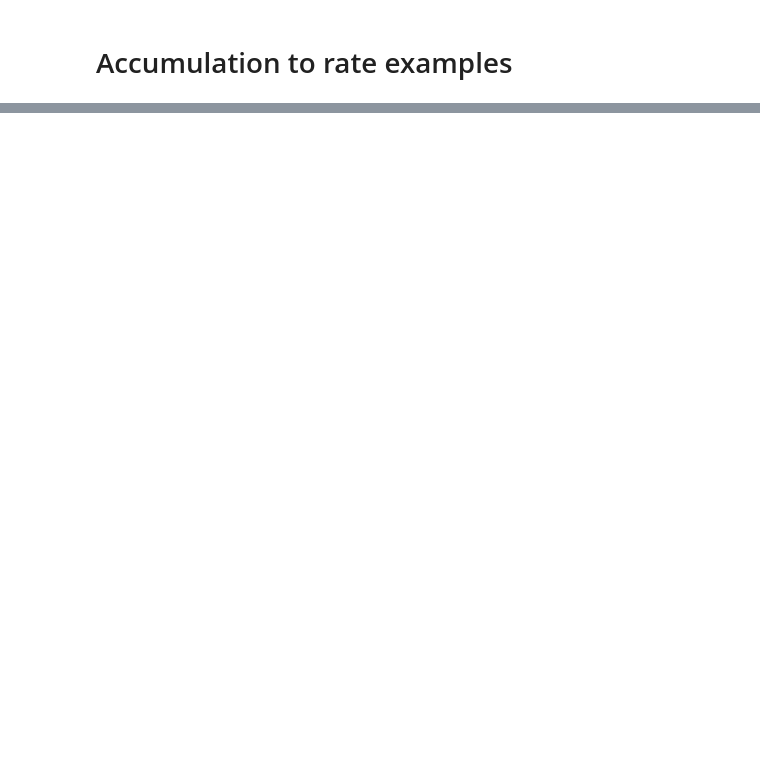
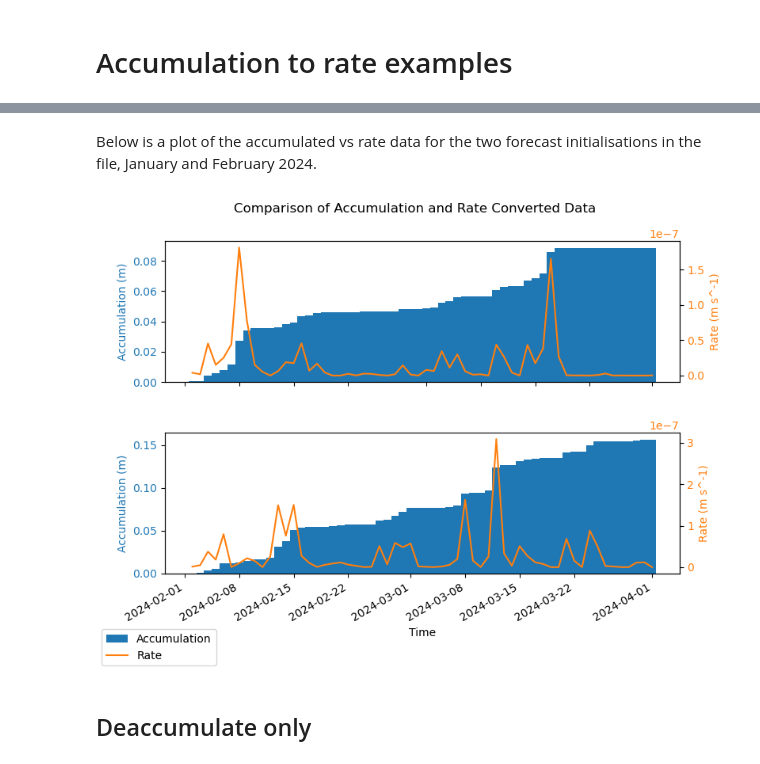
Before and after one commit to ecmwf/earthkit-transforms, a Jupyter notebook: docs/notebooks/temporal/05-accumulation-to-rate-examples.ipynb, the cells around one changed output, grey strips where cells are left out. Cells and saved outputs as stored; diff of their text form; code cells hidden in the pictures; blank space fills up the shorter version.

```diff
--- a/docs/notebooks/temporal/05-accumulation-to-rate-examples.ipynb
+++ b/docs/notebooks/temporal/05-accumulation-to-rate-examples.ipynb
@@ -89,0 +207,8 @@ Data variables:
+# %%
+# Open the demonstration Seasonal forecast data with earthkit data
+remote_seas5_file = earthkit_remote_test_data_file("seas5-precip-3deg-202401-202402.grib")
+seas5_data = ekd.from_source("url", remote_seas5_file)
+
+# Open the data with xarray using the valid_time time dimension mode.
+ds_seas5 = seas5_data.to_xarray(time_dim_mode="forecast", add_valid_time_coord=True)
+ds_seas5
@@ -89,0 +235,5 @@ Data variables:
+# %%
+ds_seas5_rate = ekt.temporal.accumulation_to_rate(
+    ds_seas5, accumulation_type="start_of_forecast",
+)
+ds_seas5_rate
@@ -89,0 +253,47 @@ Data variables:
+# %% [markdown]
+Below is a plot of the accumulated vs rate data for the two forecast initialisations in the file, January and February 2024.
+# %%
+import matplotlib.pyplot as plt
+
+n_forecasts = len(ds_seas5.forecast_reference_time)
+
+# Plot the raw accumulation and the rate converted data for comparison.
+plot_point = {'latitude': 10, 'longitude': 18, "number": 0}
+fig, axes = plt.subplots(figsize=(8, 3*n_forecasts), nrows=n_forecasts)
+
+for i in range(n_forecasts):
+    ax1 = axes[i]
+    _ds_accum = ds_seas5.isel(**plot_point, forecast_reference_time=i)
+    _ds_rate = ds_seas5_rate.isel(**plot_point, forecast_reference_time=i)
+    color = 'tab:blue'
+    ax1.set_xlabel('Time')
+    ax1.set_ylabel(f'Accumulation ({_ds_accum["tp"].units})', color=color)
+    ax1.bar(
+        _ds_accum['valid_time'], _ds_accum['tp'],
+        color=color, label='Accumulation', width=1.0,
+    )
+    ax1.tick_params(axis='y', labelcolor=color)
+
+    ax2 = ax1.twinx()  # instantiate a second axes that shares the same x-axis
+    color = 'tab:orange'
+    ax2.set_ylabel(f'Rate ({_ds_rate["tp"].units})', color=color)  # we already handled the
+    ax2.plot(
+        _ds_rate['valid_time'], _ds_rate['tp'],
+        color=color, label='Rate',  # ls='dotted',
+    )
+    ax2.tick_params(axis='y', labelcolor=color)
+
+fig.suptitle('Comparison of Accumulation and Rate Converted Data')
+fig.tight_layout()  # otherwise the right y-label is slightly clipped
+fig.autofmt_xdate()
+
+# Plot legend with handles from both axes
+handles1, labels1 = ax1.get_legend_handles_labels()
+handles2, labels2 = ax2.get_legend_handles_labels()
+fig.legend(handles1 + handles2, labels1 + labels2, loc='lower left')
+
+plt.show()
+# %% [output]
+[figure, added]
+# %% [markdown]
+## Deaccumulate only
```
Also changed, not shown: parts of 31 cells of this notebook, 3 other files.
